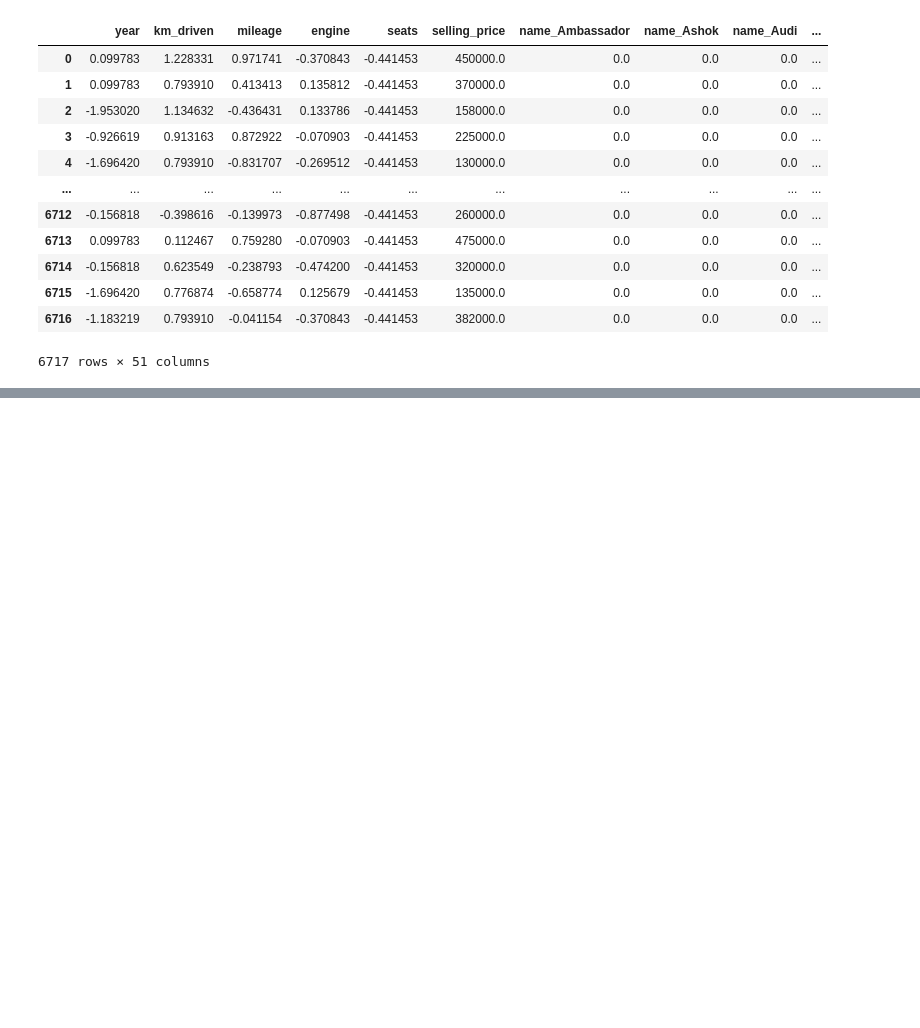
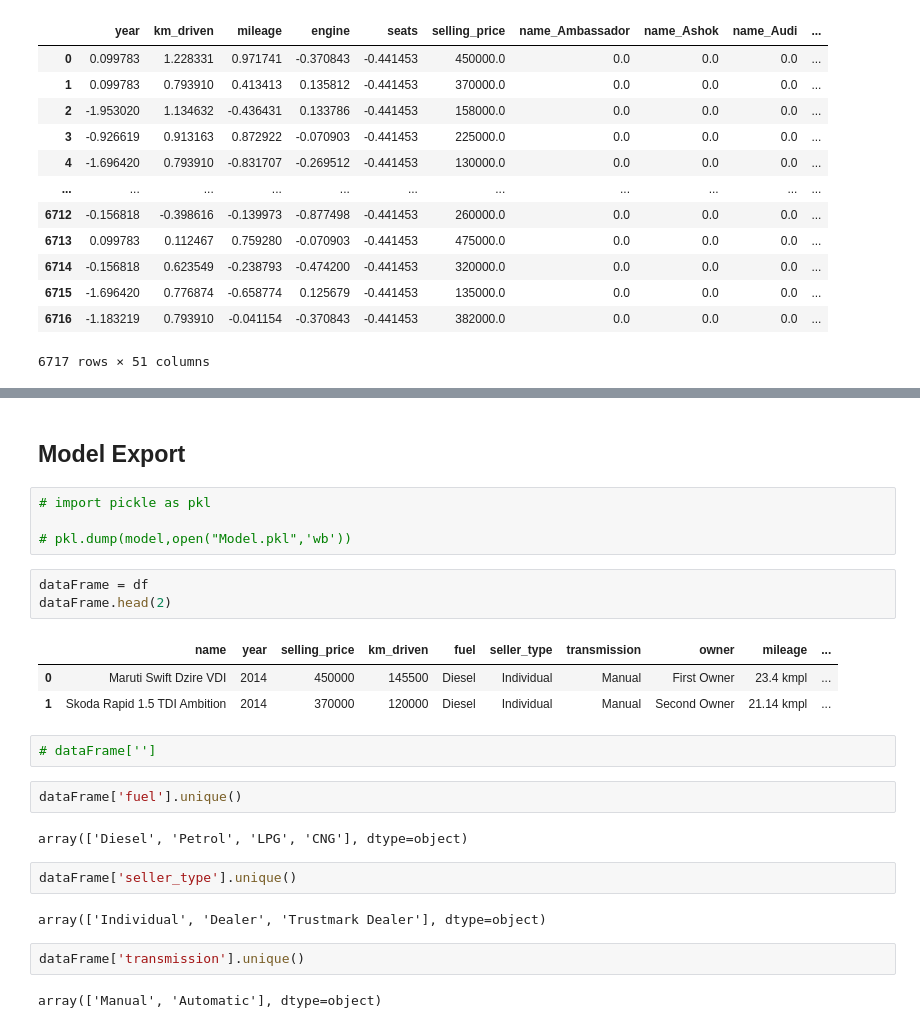
Before and after one commit to Prathmeshpawar21/DS-Used-Car-Price-Prediction-, a Jupyter notebook: notebook/research.ipynb, the cells around one changed output, grey strips where cells are left out. Drawn from its saved outputs; the diff is of its cells as text; blank space fills up the shorter version.

```diff
--- a/notebook/research.ipynb
+++ b/notebook/research.ipynb
@@ -402,0 +504,27 @@ lr.score(x_test,y_test)
+# %% [markdown]
+## Model Export
+# %%
+# import pickle as pkl
+
+# pkl.dump(model,open("Model.pkl",'wb'))
+# %%
+dataFrame = df
+dataFrame.head(2)
+# %% [output]
+|  | name | year | selling_price | km_driven | fuel | seller_type | transmission | owner | mileage | ... |
+| 0 | Maruti Swift Dzire VDI | 2014 | 450000 | 145500 | Diesel | Individual | Manual | First Owner | 23.4 kmpl | ... |
+| 1 | Skoda Rapid 1.5 TDI Ambition | 2014 | 370000 | 120000 | Diesel | Individual | Manual | Second Owner | 21.14 kmpl | ... |
+# %%
+# dataFrame['']
+# %%
+dataFrame['fuel'].unique()
+# %% [output]
+array(['Diesel', 'Petrol', 'LPG', 'CNG'], dtype=object)
+# %%
+dataFrame['seller_type'].unique()
+# %% [output]
+array(['Individual', 'Dealer', 'Trustmark Dealer'], dtype=object)
+# %%
+dataFrame['transmission'].unique()
+# %% [output]
+array(['Manual', 'Automatic'], dtype=object)
```
Also changed, not shown: parts of 11 cells of this notebook, 45 other files.
